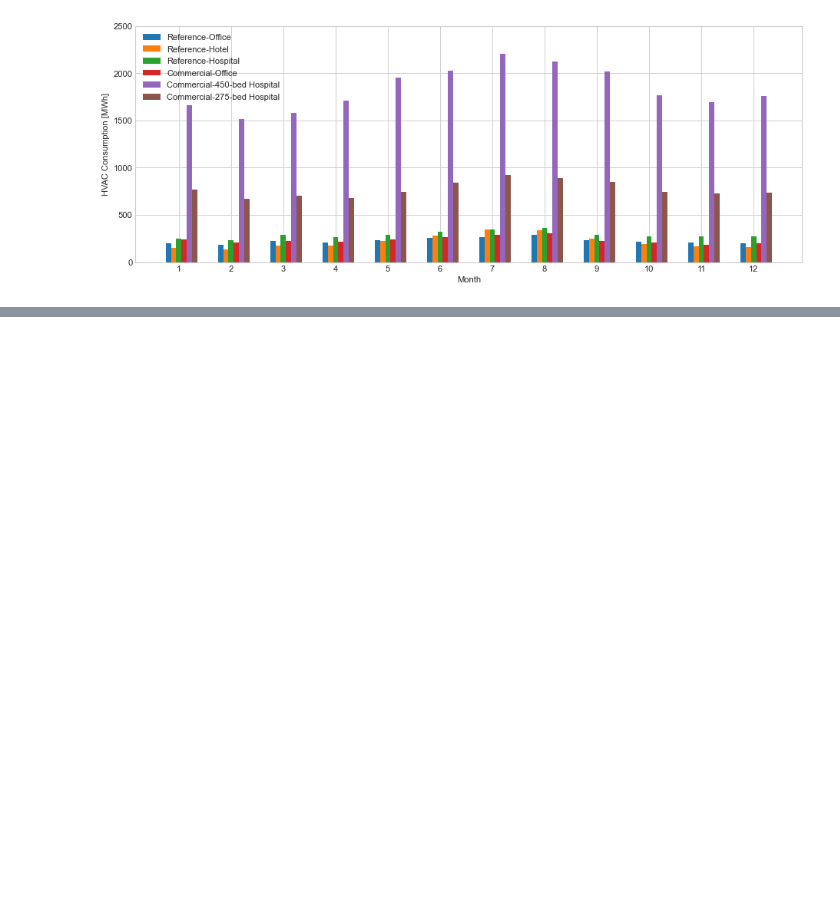
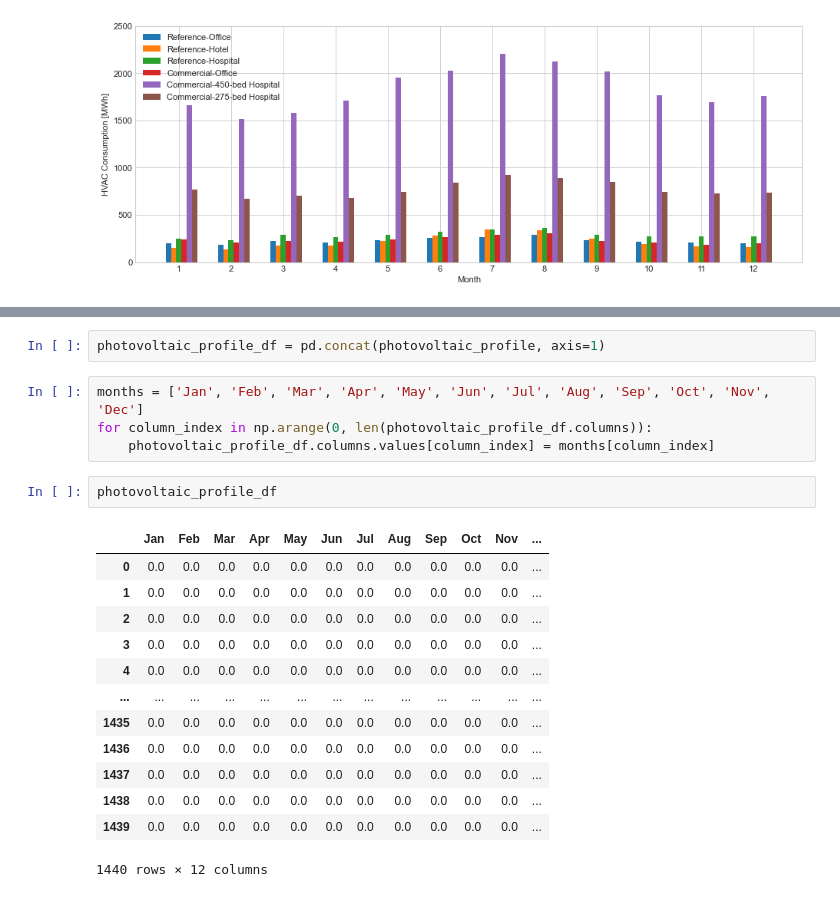
Before and after one commit to idloea/extended-open, a Jupyter notebook: notebooks/20230703-090301/analysis.ipynb, the cells around one changed output, grey strips where cells are left out. Drawn from its saved outputs; the diff is of its cells as text; blank space fills up the shorter version.

```diff
--- a/notebooks/20230703-090301/analysis.ipynb
+++ b/notebooks/20230703-090301/analysis.ipynb
@@ -844,0 +971,22 @@ for column in groupped_by_month_hvac_loads_df_in_megawatts.columns:
+# %%
+photovoltaic_profile_df = pd.concat(photovoltaic_profile, axis=1)
+# %%
+months = ['Jan', 'Feb', 'Mar', 'Apr', 'May', 'Jun', 'Jul', 'Aug', 'Sep', 'Oct', 'Nov', 'Dec']
+for column_index in np.arange(0, len(photovoltaic_profile_df.columns)):
+    photovoltaic_profile_df.columns.values[column_index] = months[column_index]
+# %%
+photovoltaic_profile_df
+# %% [output]
+|  | Jan | Feb | Mar | Apr | May | Jun | Jul | Aug | Sep | Oct | Nov | ... |
+| 0 | 0.0 | 0.0 | 0.0 | 0.0 | 0.0 | 0.0 | 0.0 | 0.0 | 0.0 | 0.0 | 0.0 | ... |
+| 1 | 0.0 | 0.0 | 0.0 | 0.0 | 0.0 | 0.0 | 0.0 | 0.0 | 0.0 | 0.0 | 0.0 | ... |
+| 2 | 0.0 | 0.0 | 0.0 | 0.0 | 0.0 | 0.0 | 0.0 | 0.0 | 0.0 | 0.0 | 0.0 | ... |
+| 3 | 0.0 | 0.0 | 0.0 | 0.0 | 0.0 | 0.0 | 0.0 | 0.0 | 0.0 | 0.0 | 0.0 | ... |
+| 4 | 0.0 | 0.0 | 0.0 | 0.0 | 0.0 | 0.0 | 0.0 | 0.0 | 0.0 | 0.0 | 0.0 | ... |
+| ... | ... | ... | ... | ... | ... | ... | ... | ... | ... | ... | ... | ... |
+| 1435 | 0.0 | 0.0 | 0.0 | 0.0 | 0.0 | 0.0 | 0.0 | 0.0 | 0.0 | 0.0 | 0.0 | ... |
+| 1436 | 0.0 | 0.0 | 0.0 | 0.0 | 0.0 | 0.0 | 0.0 | 0.0 | 0.0 | 0.0 | 0.0 | ... |
+| 1437 | 0.0 | 0.0 | 0.0 | 0.0 | 0.0 | 0.0 | 0.0 | 0.0 | 0.0 | 0.0 | 0.0 | ... |
+| 1438 | 0.0 | 0.0 | 0.0 | 0.0 | 0.0 | 0.0 | 0.0 | 0.0 | 0.0 | 0.0 | 0.0 | ... |
+| 1439 | 0.0 | 0.0 | 0.0 | 0.0 | 0.0 | 0.0 | 0.0 | 0.0 | 0.0 | 0.0 | 0.0 | ... |
+1440 rows × 12 columns
```
Also changed, not shown: parts of 22 cells of this notebook.
